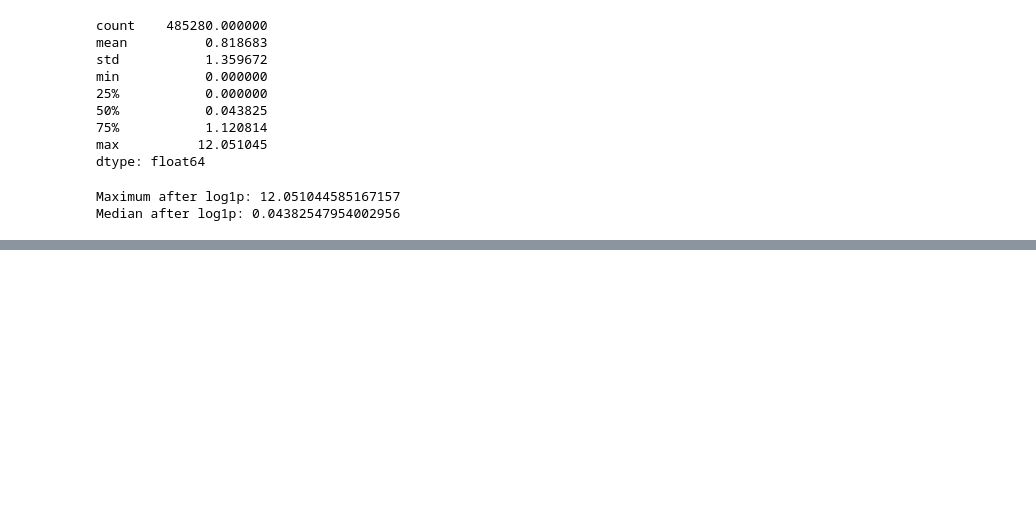
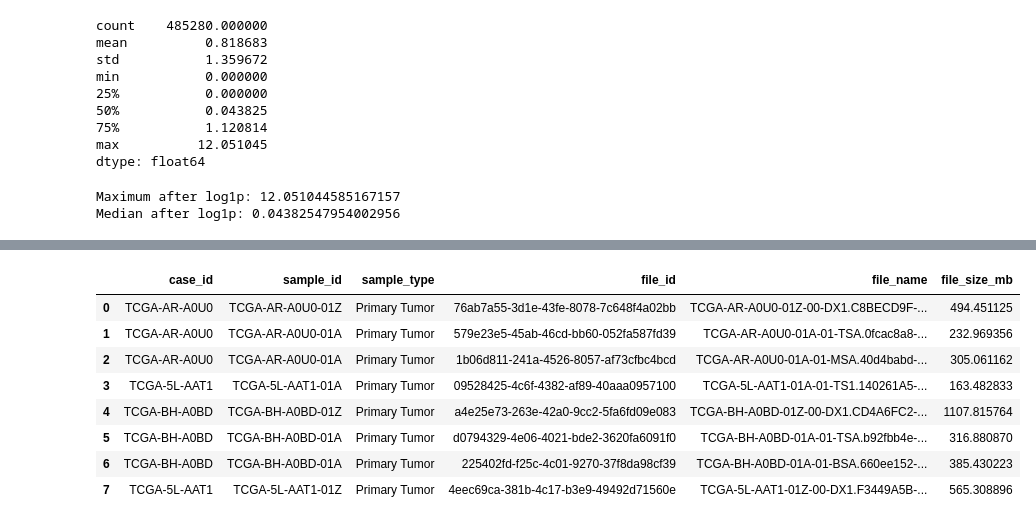
Before and after one commit to Isaac5783/tcga-brca-multimodal-transformer, a Jupyter notebook: notebooks/01_gdc_exploration.ipynb, the cells around one changed output, grey strips where cells are left out. Cells and saved outputs as stored; diff of their text form; code cells hidden in the pictures; blank space fills up the shorter version.

```diff
--- a/notebooks/01_gdc_exploration.ipynb
+++ b/notebooks/01_gdc_exploration.ipynb
@@ -1150,0 +2096,18 @@ Median after log1p: 0.04382547954002956
+# %%
+# WSI files belonging to the selected patients
+selected_wsi = []
+
+for hit in labeled_wsi:
+    for case in hit.get("cases", []):
+        if case["submitter_id"] in selected_cases:
+            selected_wsi.append({
+                "case_id": case["submitter_id"],
+                "file_id": hit["file_id"],
+                "file_name": hit["file_name"],
+                "file_size": hit.get("file_size"),
+                "data_type": hit["data_type"]
+            })
+
+selected_wsi = pd.DataFrame(selected_wsi)
+
+selected_wsi
@@ -1150,0 +2143,54 @@ Median after log1p: 0.04382547954002956
+# %%
+wsi_file_ids = selected_wsi["file_id"].tolist()
+
+response = requests.post(
+    url,
+    headers={"Content-Type": "application/json"},
+    json={
+        "filters": {
+            "op": "in",
+            "content": {
+                "field": "file_id",
+                "value": wsi_file_ids
+            }
+        },
+        "fields": (
+            "file_id,"
+            "file_name,"
+            "file_size,"
+            "cases.submitter_id,"
+            "cases.samples.submitter_id,"
+            "cases.samples.sample_type"
+        ),
+        "format": "JSON",
+        "size": len(wsi_file_ids)
+    }
+)
+
+response.raise_for_status()
+
+wsi_details = response.json()["data"]["hits"]
+
+wsi_details_df = pd.DataFrame([
+    {
+        "case_id": hit["cases"][0]["submitter_id"],
+        "sample_id": hit["cases"][0]["samples"][0]["submitter_id"],
+        "sample_type": hit["cases"][0]["samples"][0]["sample_type"],
+        "file_id": hit["file_id"],
+        "file_name": hit["file_name"],
+        "file_size_mb": hit["file_size"] / (1024 ** 2)
+    }
+    for hit in wsi_details
+])
+
+wsi_details_df
+# %% [output]
+|  | case_id | sample_id | sample_type | file_id | file_name | file_size_mb |
+| 0 | TCGA-AR-A0U0 | TCGA-AR-A0U0-01Z | Primary Tumor | 76ab7a55-3d1e-43fe-8078-7c648f4a02bb | TCGA-AR-A0U0-01Z-00-DX1.C8BECD9F-... | 494.451125 |
+| 1 | TCGA-AR-A0U0 | TCGA-AR-A0U0-01A | Primary Tumor | 579e23e5-45ab-46cd-bb60-052fa587fd39 | TCGA-AR-A0U0-01A-01-TSA.0fcac8a8-... | 232.969356 |
+| 2 | TCGA-AR-A0U0 | TCGA-AR-A0U0-01A | Primary Tumor | 1b06d811-241a-4526-8057-af73cfbc4bcd | TCGA-AR-A0U0-01A-01-MSA.40d4babd-... | 305.061162 |
+| 3 | TCGA-5L-AAT1 | TCGA-5L-AAT1-01A | Primary Tumor | 09528425-4c6f-4382-af89-40aaa0957100 | TCGA-5L-AAT1-01A-01-TS1.140261A5-... | 163.482833 |
+| 4 | TCGA-BH-A0BD | TCGA-BH-A0BD-01Z | Primary Tumor | a4e25e73-263e-42a0-9cc2-5fa6fd09e083 | TCGA-BH-A0BD-01Z-00-DX1.CD4A6FC2-... | 1107.815764 |
+| 5 | TCGA-BH-A0BD | TCGA-BH-A0BD-01A | Primary Tumor | d0794329-4e06-4021-bde2-3620fa6091f0 | TCGA-BH-A0BD-01A-01-TSA.b92fbb4e-... | 316.880870 |
+| 6 | TCGA-BH-A0BD | TCGA-BH-A0BD-01A | Primary Tumor | 225402fd-f25c-4c01-9270-37f8da98cf39 | TCGA-BH-A0BD-01A-01-BSA.660ee152-... | 385.430223 |
+| 7 | TCGA-5L-AAT1 | TCGA-5L-AAT1-01Z | Primary Tumor | 4eec69ca-381b-4c17-b3e9-49492d71560e | TCGA-5L-AAT1-01Z-00-DX1.F3449A5B-... | 565.308896 |
```
Also changed, not shown: parts of 89 cells of this notebook, 4 other files.
